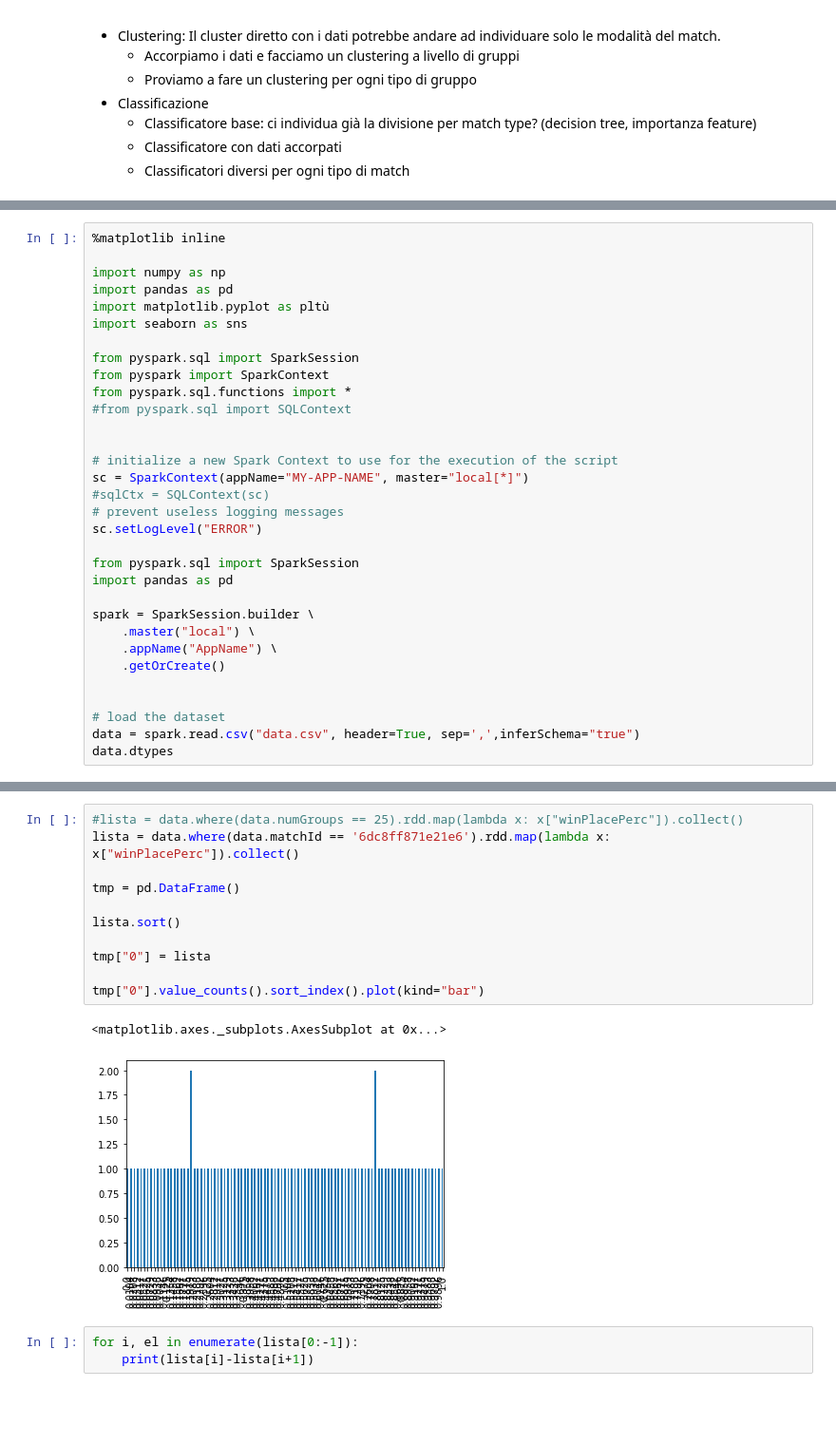
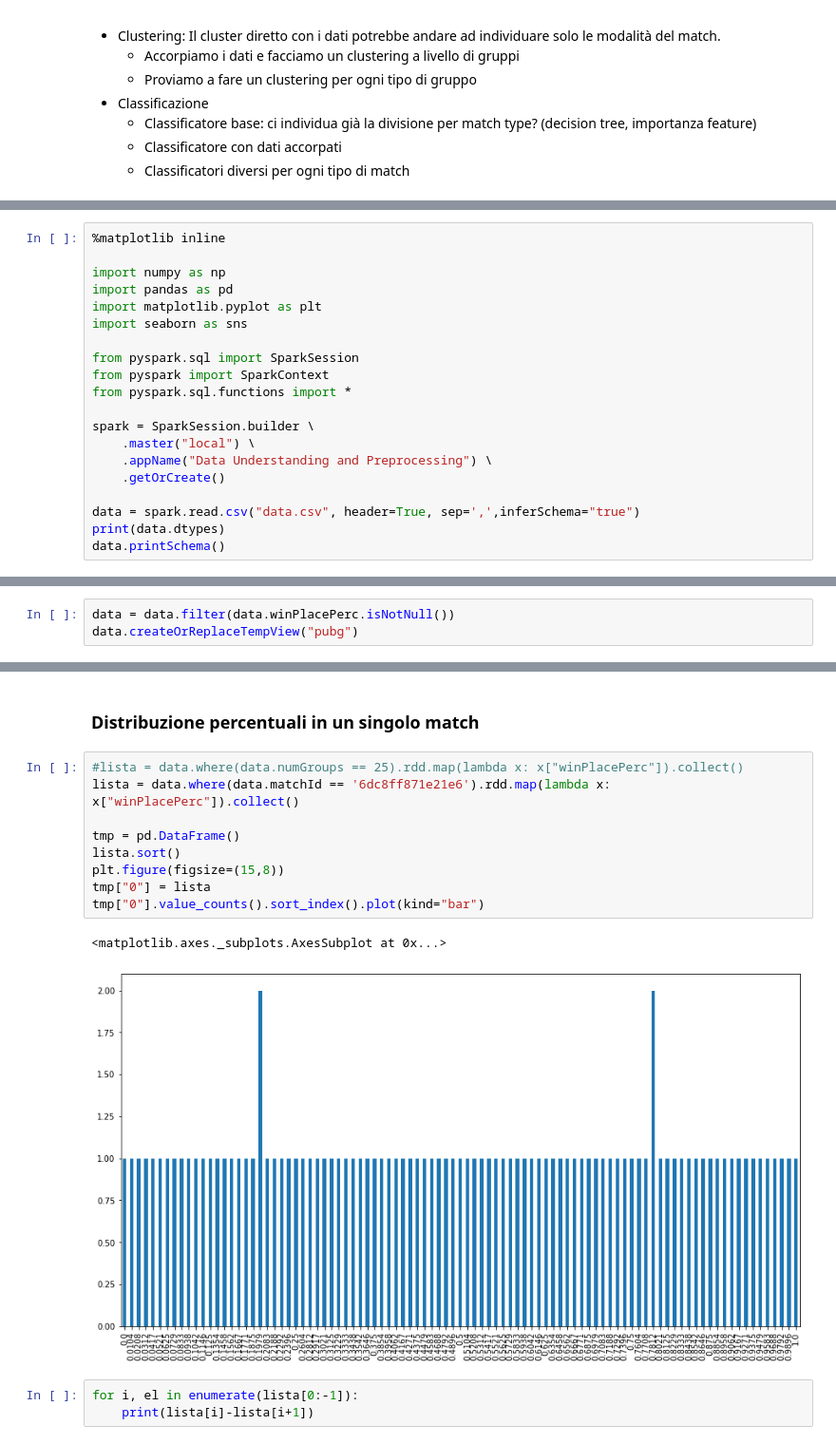
Before and after one commit to Checco9811/Distributed-Data-Analysis-and-Mining, a Jupyter notebook: General Preprocessing.ipynb, the cells around one changed output, grey strips where cells are left out. Shown at 95% size. Saved outputs shown, nothing was run; the diff lists cells and outputs as text; blank space fills up the shorter version.

```diff
--- a/General Preprocessing.ipynb
+++ b/General Preprocessing.ipynb
@@ -26,31 +21,19 @@ L'idea è quella di esplorare più strade:
 
 import numpy as np
 import pandas as pd
-import matplotlib.pyplot as pltù
+import matplotlib.pyplot as plt
 import seaborn as sns
 
 from pyspark.sql import SparkSession
 from pyspark import SparkContext
 from pyspark.sql.functions import *
-#from pyspark.sql import SQLContext
-
-
-# initialize a new Spark Context to use for the execution of the script
-sc = SparkContext(appName="MY-APP-NAME", master="local[*]")
-#sqlCtx = SQLContext(sc)
-# prevent useless logging messages
-sc.setLogLevel("ERROR")
-
-from pyspark.sql import SparkSession
-import pandas as pd
 
 spark = SparkSession.builder \
     .master("local") \
-    .appName("AppName") \
+    .appName("Data Understanding and Preprocessing") \
     .getOrCreate()
 
-
-# load the dataset
 data = spark.read.csv("data.csv", header=True, sep=',',inferSchema="true")
-data.dtypes
+print(data.dtypes)
+data.printSchema()
 # %% [output]
@@ -112,0 +90,3 @@ lista
+# %%
+data = data.filter(data.winPlacePerc.isNotNull())
+data.createOrReplaceTempView("pubg")
@@ -113,17 +101,17 @@ lista
+# %% [markdown]
+### Distribuzione percentuali in un singolo match
 # %%
 #lista = data.where(data.numGroups == 25).rdd.map(lambda x: x["winPlacePerc"]).collect()
 lista = data.where(data.matchId == '6dc8ff871e21e6').rdd.map(lambda x: x["winPlacePerc"]).collect()
 
 tmp = pd.DataFrame()
-
 lista.sort()
-
+plt.figure(figsize=(15,8))
 tmp["0"] = lista
-
 tmp["0"].value_counts().sort_index().plot(kind="bar")
 # %% [output]
 <matplotlib.axes._subplots.AxesSubplot at 0x...>
-[figure, old version]
+[figure, new version]
 # %%
 for i, el in enumerate(lista[0:-1]):
     print(lista[i]-lista[i+1])
```
Also changed, not shown: parts of 159 cells of this notebook.
